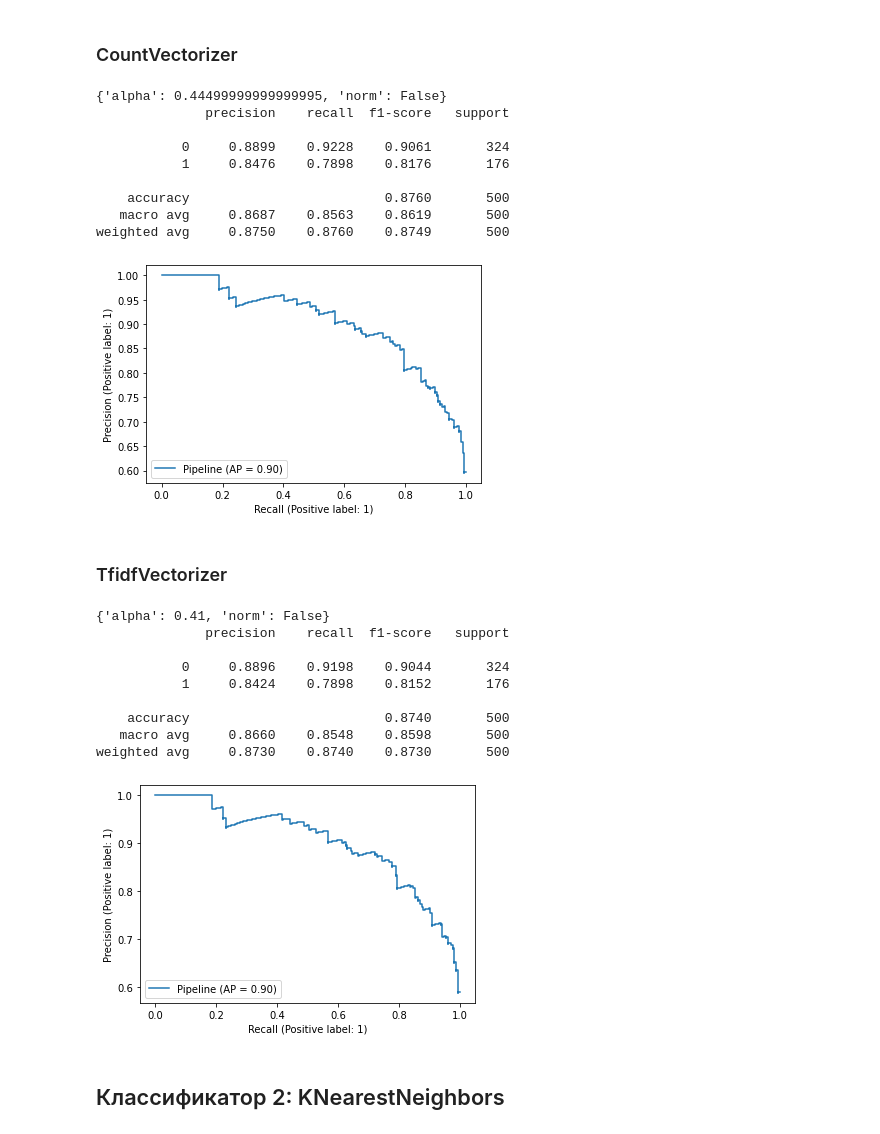
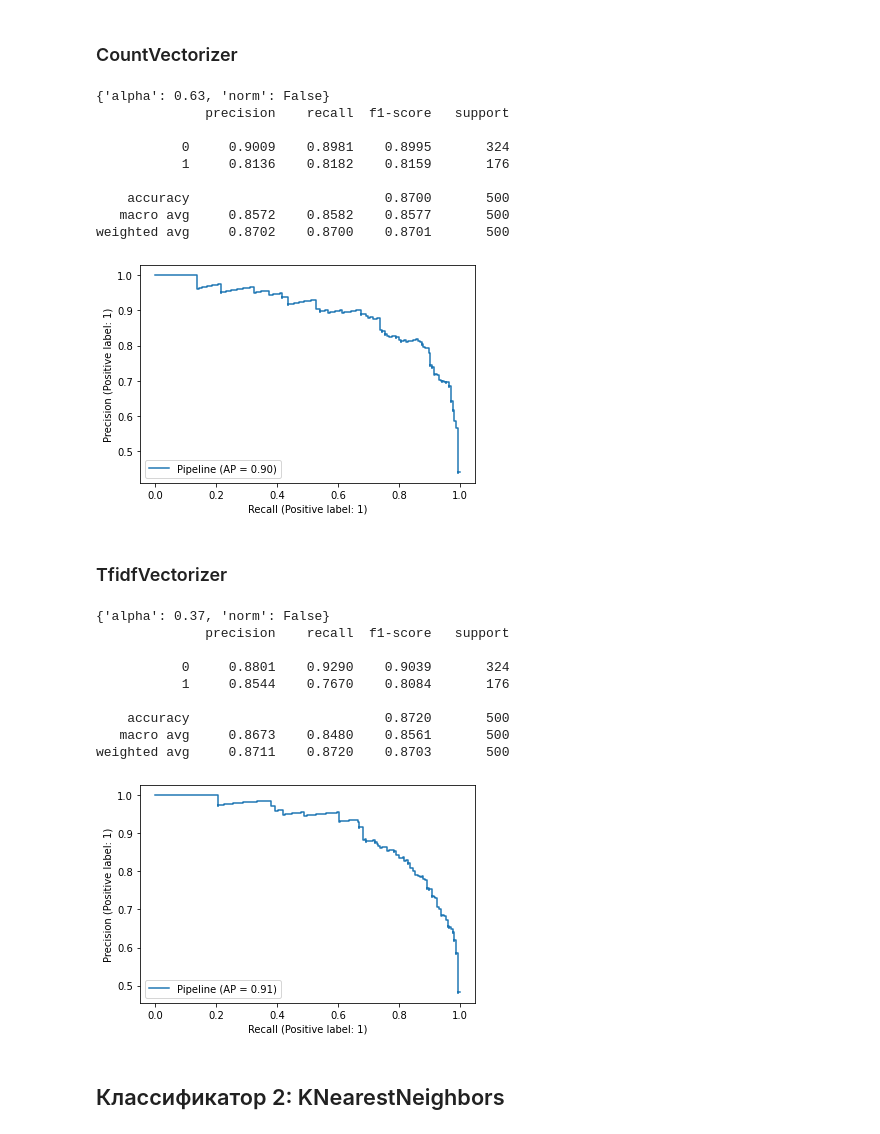
Before and after one commit to Defasium/MMO_rpg, a Jupyter notebook: rk2/rk2-mmo.ipynb, the cells around one changed output. Cells and saved outputs as stored; diff of their text form; code cells hidden in the pictures.

```diff
--- a/rk2/rk2-mmo.ipynb
+++ b/rk2/rk2-mmo.ipynb
@@ -187,42 +184,44 @@ grid_pipeline = Pipeline([
     ("vectorizer", CountVectorizer(tokenizer=lambda x: tokenize_sentence(x, remove_stop_words=True))),
     ("model",
      GridSearchCV(
         ComplementNB(alpha=1.0, norm=False),
-        param_grid={'alpha': [0.35+5e-3*i for i in range(20)],
+        param_grid={'alpha': [0.35+5e-3*i for i in range(20)]+\
+                             [0.5+5e-3*i for i in range(60)]+\
+                             [0.5, 0.75, 1., 10., 100., 1e3, 1e4, 1e5],
                     'norm': [True, False]},
         cv=5,
         verbose=0,
         scoring='roc_auc',
         )
     )
 ])
 
 grid_pipeline.fit(train_df["comment"], train_df["toxic"])
 print(grid_pipeline['model'].best_params_)
 model_pipeline = Pipeline([
-    ("vectorizer", TfidfVectorizer(tokenizer=lambda x: tokenize_sentence(x, remove_stop_words=True))),
+    ("vectorizer", CountVectorizer(tokenizer=lambda x: tokenize_sentence(x, remove_stop_words=True))),
     ("model", ComplementNB(**grid_pipeline['model'].best_params_),)
 ]
 )
 
 model_pipeline.fit(train_df["comment"], train_df["toxic"])
 prec_c_10, rec_c_10, thresholds_c_10 = precision_recall_curve(y_true=test_df["toxic"],
                                                               probas_pred=model_pipeline.predict_proba(test_df["comment"])[:, 1])
 plot_precision_recall_curve(estimator=model_pipeline, X=test_df["comment"], y=test_df["toxic"])
 print(classification_report(y_true=test_df["toxic"],
                             y_pred=model_pipeline.predict(test_df["comment"]),
                             digits=4))
 # %% [output]
-{'alpha': 0.44499999999999995, 'norm': False}
+{'alpha': 0.63, 'norm': False}
               precision    recall  f1-score   support
 
-           0     0.8899    0.9228    0.9061       324
-           1     0.8476    0.7898    0.8176       176
+           0     0.9009    0.8981    0.8995       324
+           1     0.8136    0.8182    0.8159       176
 
-    accuracy                         0.8760       500
-   macro avg     0.8687    0.8563    0.8619       500
-weighted avg     0.8750    0.8760    0.8749       500
+    accuracy                         0.8700       500
+   macro avg     0.8572    0.8582    0.8577       500
+weighted avg     0.8702    0.8700    0.8701       500
-[figure, old version]
+[figure, new version]
 # %% [markdown]
 ### TfidfVectorizer
 # %%
@@ -231,7 +230,8 @@ grid_pipeline = Pipeline([
     ("model",
      GridSearchCV(
         ComplementNB(alpha=1.0, norm=False),
-        param_grid={'alpha': [0.35+5e-3*i for i in range(20)],
+        param_grid={'alpha': [0.3+5e-3*i for i in range(60)]+\
+                             [0.5, 0.75, 1., 10., 100., 1e3, 1e4, 1e5],
                     'norm': [True, False]},
         cv=5,
         verbose=0,
@@ -256,16 +256,16 @@ print(classification_report(y_true=test_df["toxic"],
                             y_pred=model_pipeline.predict(test_df["comment"]),
                             digits=4))
 # %% [output]
-{'alpha': 0.41, 'norm': False}
+{'alpha': 0.37, 'norm': False}
               precision    recall  f1-score   support
 
-           0     0.8896    0.9198    0.9044       324
-           1     0.8424    0.7898    0.8152       176
+           0     0.8801    0.9290    0.9039       324
+           1     0.8544    0.7670    0.8084       176
 
-    accuracy                         0.8740       500
-   macro avg     0.8660    0.8548    0.8598       500
-weighted avg     0.8730    0.8740    0.8730       500
+    accuracy                         0.8720       500
+   macro avg     0.8673    0.8480    0.8561       500
+weighted avg     0.8711    0.8720    0.8703       500
-[figure, old version]
+[figure, new version]
 # %% [markdown]
 ## Классификатор 2: KNearestNeighbors
 # %% [markdown]
```
Also changed, not shown: parts of 7 cells of this notebook, 1 other file.
